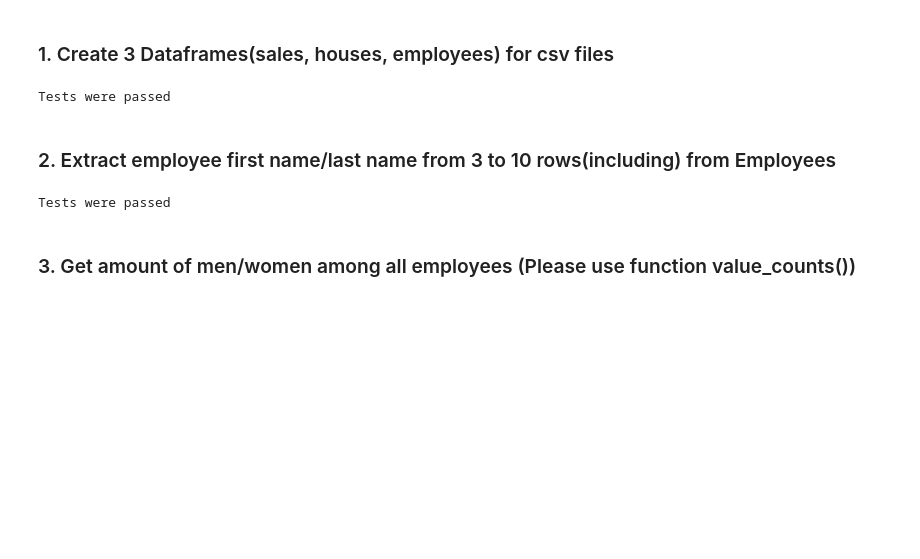
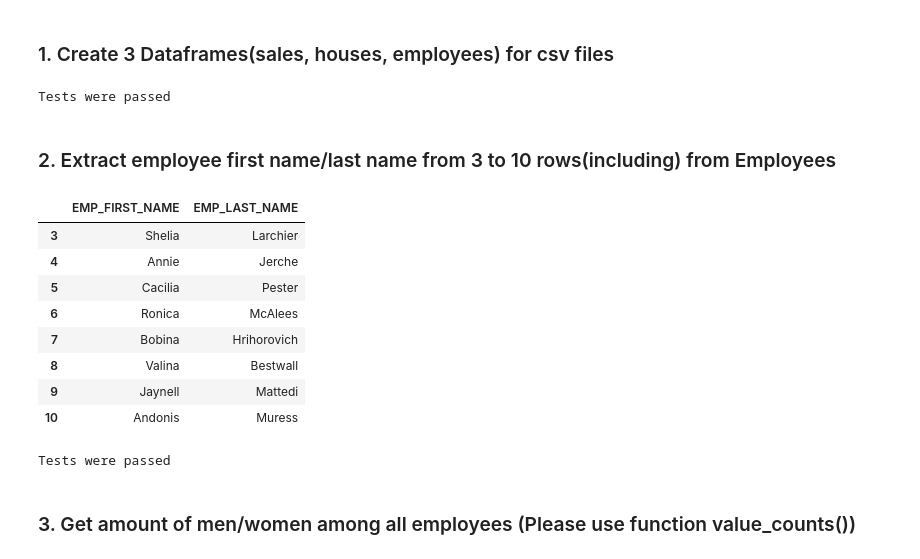
Before and after one commit to Styop9796/Stepan_Gasparyan_WCASP24, a Jupyter notebook: Session_6/homework.ipynb, the cells around one changed output. Drawn from its saved outputs; the diff is of its cells as text; code cells hidden in the pictures; blank space fills up the shorter version.

Commit message:
showing first_name and last name in task 1 and task 11 changed column name to get expected result

```diff
--- a/Session_6/homework.ipynb
+++ b/Session_6/homework.ipynb
@@ -61,6 +61,18 @@ Tests were passed
 # %%
 # Add your code here
 names = employees[3:11]
+names=names[['EMP_FIRST_NAME','EMP_LAST_NAME']]
+names
+# %% [output]
+|  | EMP_FIRST_NAME | EMP_LAST_NAME |
+| 3 | Shelia | Larchier |
+| 4 | Annie | Jerche |
+| 5 | Cacilia | Pester |
+| 6 | Ronica | McAlees |
+| 7 | Bobina | Hrihorovich |
+| 8 | Valina | Bestwall |
+| 9 | Jaynell | Mattedi |
+| 10 | Andonis | Muress |
 # %%
 assert "Shelia" == names.iloc[0]['EMP_FIRST_NAME'], (
     "Incorrect name of first person"
```
Also changed, not shown: parts of 4 cells of this notebook.
